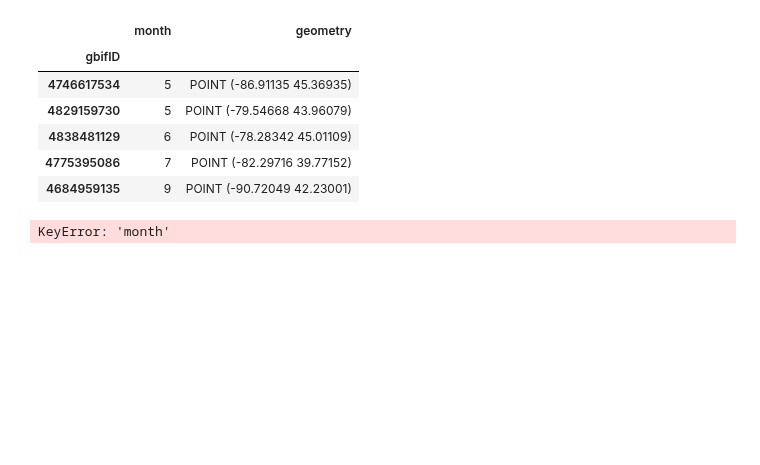
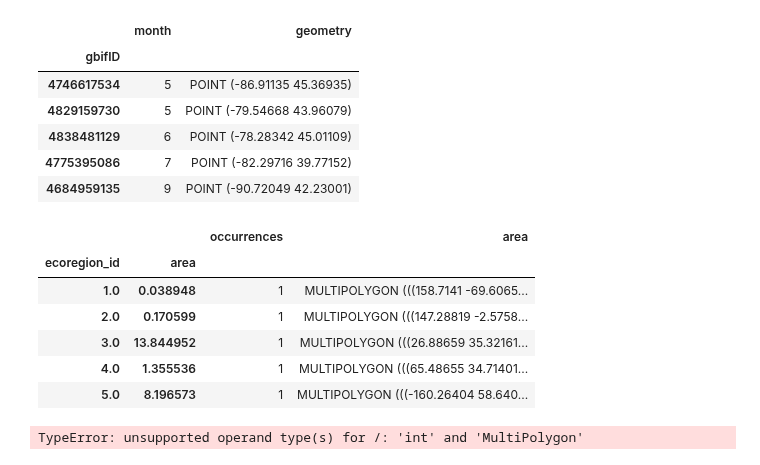
Before and after one commit to earthlab-education/foundations-of-earth-analytics-2024-species-distribution-coding-challenge-fundamentals-03-species-di, a Jupyter notebook: notebooks/rose-breasted-grosbeak.ipynb, the cells around one changed output. Saved outputs shown, nothing was run; the diff lists cells and outputs as text; code cells hidden in the pictures; blank space fills up the shorter version.

Commit message:
Point vs. polygon

```diff
--- a/notebooks/rose-breasted-grosbeak.ipynb
+++ b/notebooks/rose-breasted-grosbeak.ipynb
@@ -282,16 +282,26 @@ gbif_gdf.head()
 | 4838481129 | 6 | POINT (-78.28342 45.01109) |
 | 4775395086 | 7 | POINT (-82.29716 39.77152) |
 | 4684959135 | 9 | POINT (-90.72049 42.23001) |
+# %%
+occurrence_df.head()
+# %% [output]
+|  |  | occurrences | area |
+| ecoregion_id | area |  |  |
+| 1.0 | 0.038948 | 1 | MULTIPOLYGON (((158.7141 -69.6065... |
+| 2.0 | 0.170599 | 1 | MULTIPOLYGON (((147.28819 -2.5758... |
+| 3.0 | 13.844952 | 1 | MULTIPOLYGON (((26.88659 35.32161... |
+| 4.0 | 1.355536 | 1 | MULTIPOLYGON (((65.48655 34.71401... |
+| 5.0 | 8.196573 | 1 | MULTIPOLYGON (((-160.26404 58.640... |
 # %%
 occurrence_df = (
     ecoregion_gdf
     # Reset index
     .reset_index()
-    # For each ecoregion, for each month...
-    .groupby(['ecoregion_id', 'month'])
+    # For each ecoregion
+    .groupby(['ecoregion_id', 'area'])
     # ...count the number of occurrences
     .agg(
-        occurrences=('gbifID', 'count'),
+        occurrences=('ecoregion_id', 'count'),
          area=('geometry', 'first'))
 )
 
@@ -304,4 +314,4 @@ occurrence_df['density'] = (
 # Get rid of rare observations (possible misidentification?)
 occurrence_df = occurrence_df[occurrence_df.occurrences>1]
 # %% [output]
-KeyError: 'month'
+TypeError: unsupported operand type(s) for /: 'int' and 'MultiPolygon'
```
Also changed, not shown: parts of 1 cell of this notebook.
